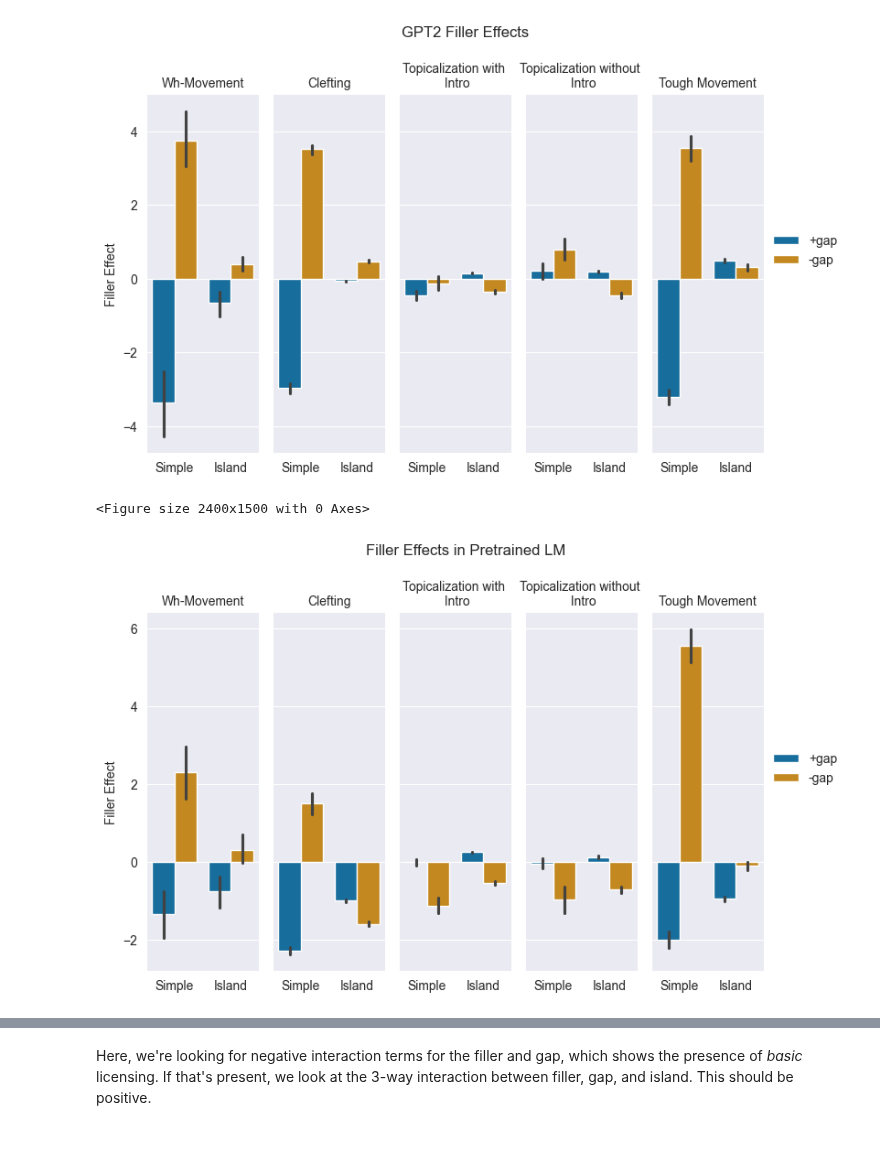
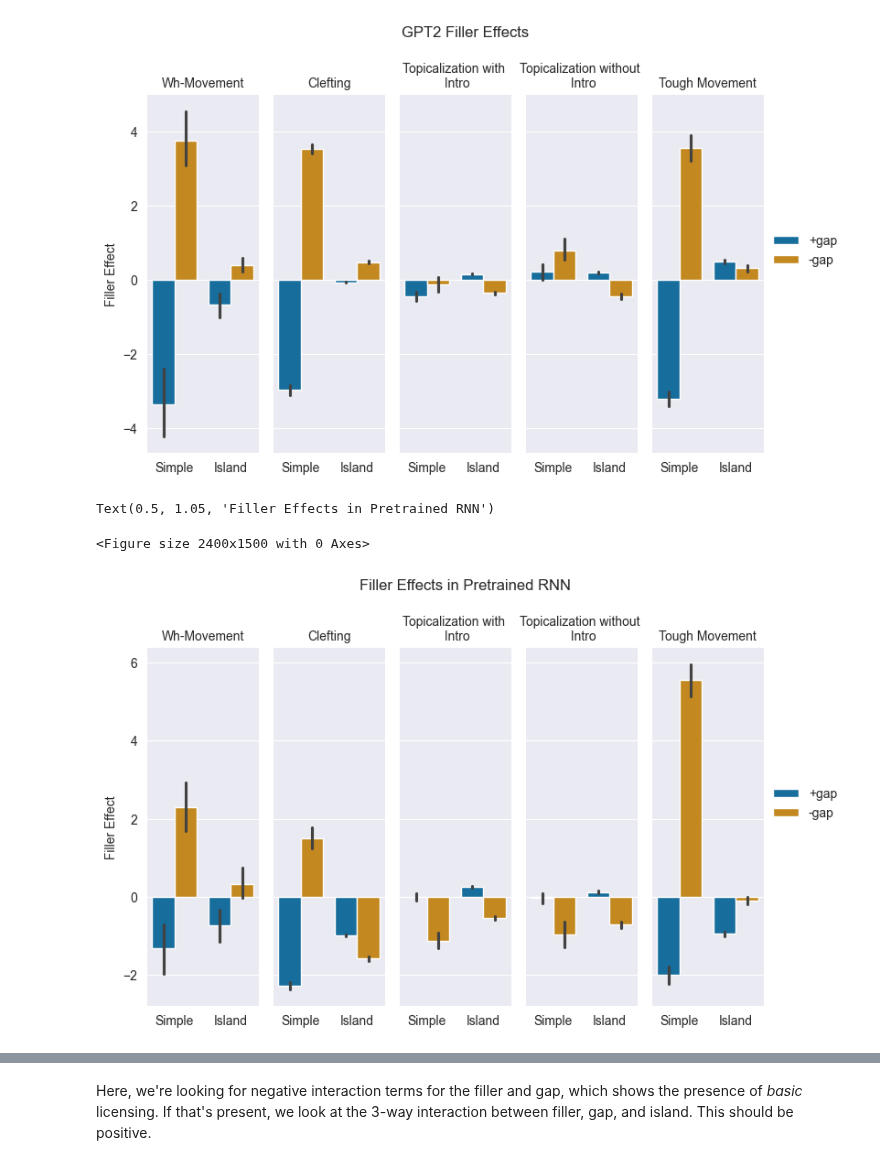
Before and after one commit to umd-psycholing/lm-syntactic-generalization, a Jupyter notebook: simple_cfg_analysis.ipynb, the cells around one changed output, grey strips where cells are left out. Cells and saved outputs as stored; diff of their text form; code cells hidden in the pictures.

Commit message:
revised figures and stats

```diff
--- a/simple_cfg_analysis.ipynb
+++ b/simple_cfg_analysis.ipynb
@@ -84,13 +84,14 @@ Text(0.5, 1.05, 'GPT2 Filler Effects')
 # %%
 grnn = island_effects[island_effects['model'] == 'grnn']
 plt.figure(figsize=(24, 15))
 g = sns.catplot(x="condition", y="wh_effect", hue="gap", data=grnn, kind="bar", col = "construction",
             estimator="mean", aspect = 0.3)
 g.set_titles(template='{col_name}')
 g.set_axis_labels("", "Filler Effect")
 g.legend.set_title("")
-plt.suptitle("Filler Effects in Pretrained LM", y = 1.05)
-plt.savefig("figures/grnn_expt1.png")
+plt.suptitle("Filler Effects in Pretrained RNN", y = 1.05)
+#plt.savefig("figures/grnn_expt1.png")
 # %% [output]
-<Figure size 2400x1500 with 0 Axes>
+Text(0.5, 1.05, 'Filler Effects in Pretrained RNN')
+<Figure size 2400x1500 with 0 Axes>
-[figure, old version]
+[figure, new version]
```
Also changed, not shown: parts of 24 cells of this notebook, 15 other files.
